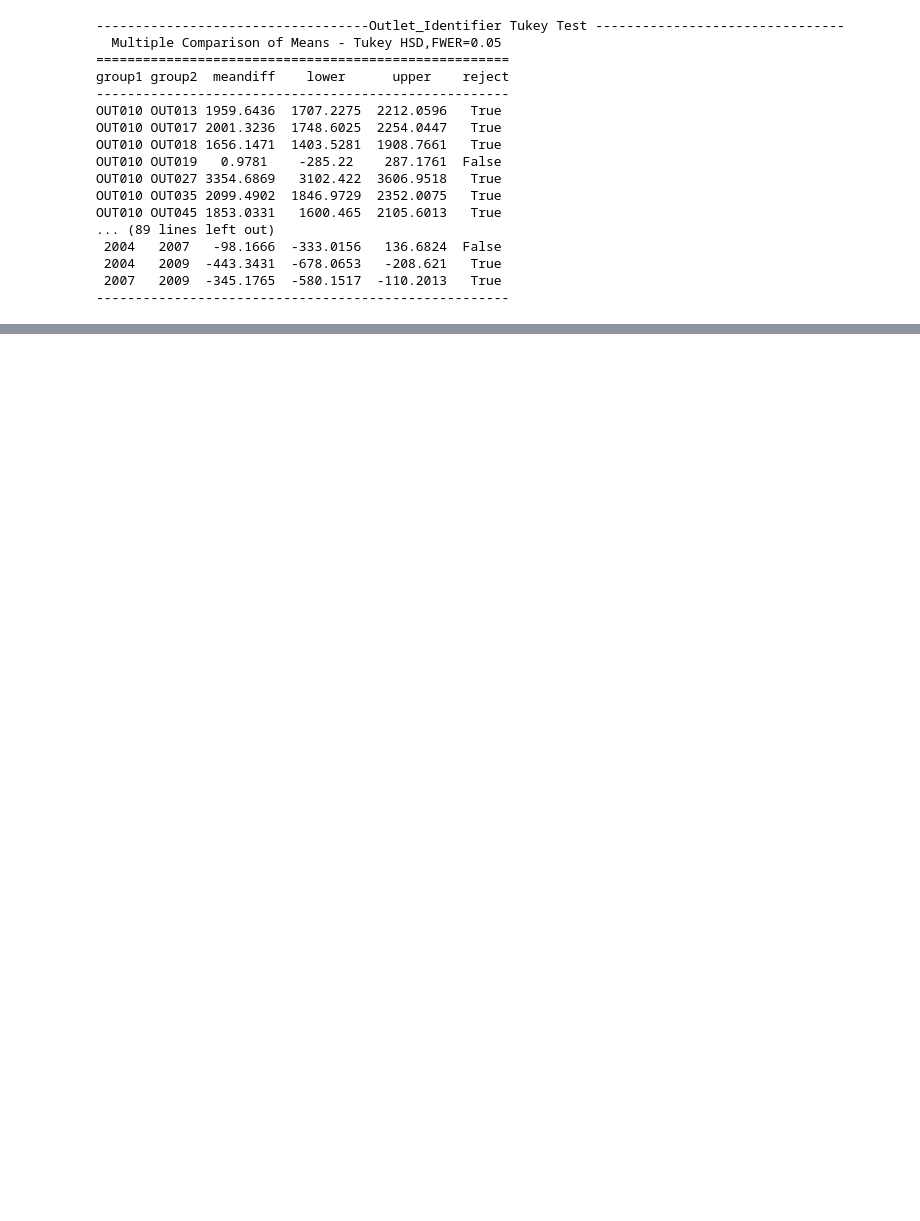
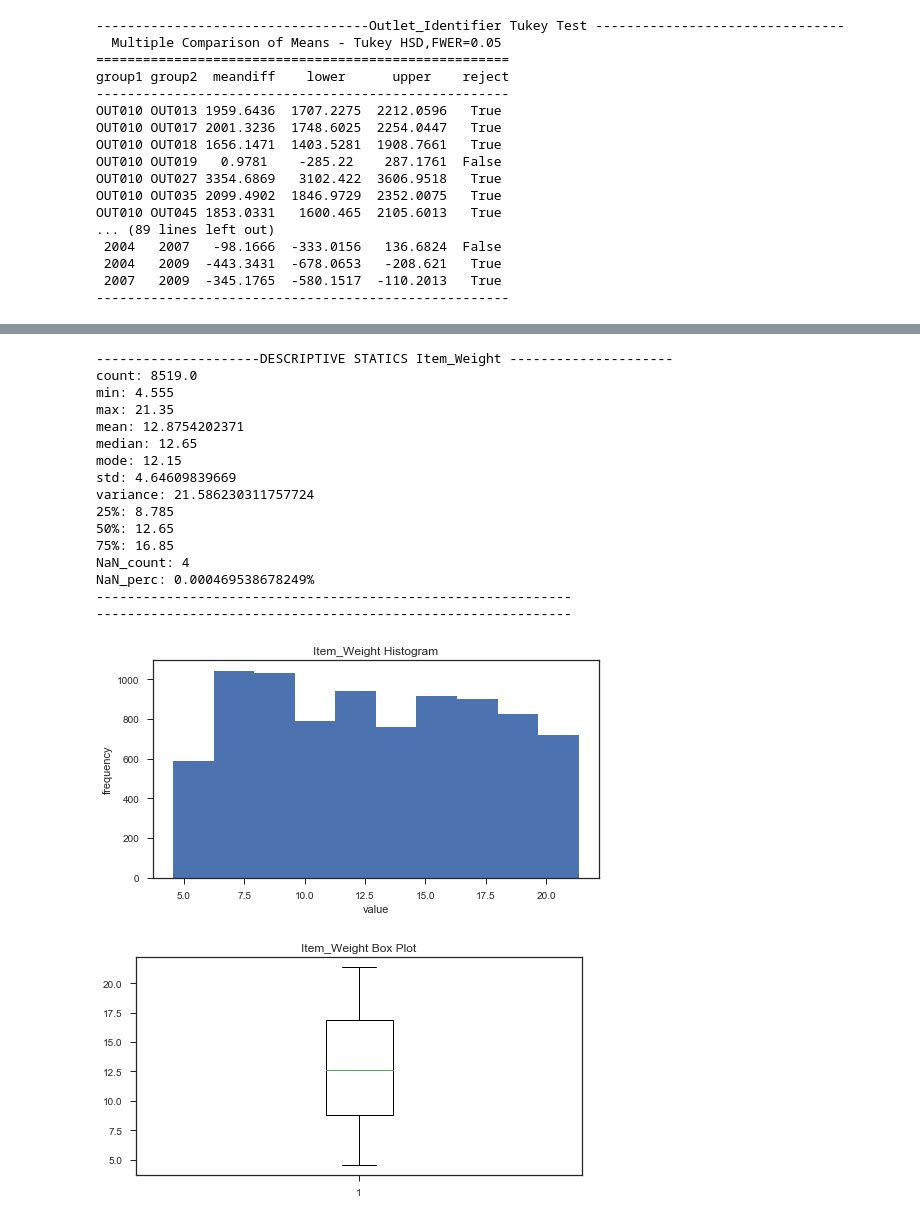
Before and after one commit to JosephKevin/sales_prediction, a Jupyter notebook: regression_prediction.ipynb, the cells around one changed output, grey strips where cells are left out. Drawn from its saved outputs; the diff is of its cells as text; code cells hidden in the pictures; blank space fills up the shorter version.

Commit message:
Fill missing values

```diff
--- a/regression_prediction.ipynb
+++ b/regression_prediction.ipynb
@@ -440,0 +471,7 @@ OUT010 OUT045 1853.0331   1600.465  2105.6013   True
+# %%
+# get unique combinations of Item_Identifier and Item_Weight as key value pairs
+id_weight_df = big_mart_df[['Item_Identifier', 'Item_Weight']].drop_duplicates().dropna()
+# get new df with filled item_weight columns
+bd_df = pd.merge(left=big_mart_df.ix[:, big_mart_df.columns != 'Item_Weight']
+, right=id_weight_df, left_on='Item_Identifier', right_on='Item_Identifier', how='left')
+bd_df.head()
@@ -440,0 +509,21 @@ OUT010 OUT045 1853.0331   1600.465  2105.6013   True
+# %%
+get_continuous_univariate_analysis(bd_df, 'Item_Weight')
+# %% [output]
+---------------------DESCRIPTIVE STATICS Item_Weight ---------------------
+count: 8519.0
+min: 4.555
+max: 21.35
+mean: 12.8754202371
+median: 12.65
+mode: 12.15
+std: 4.64609839669
+variance: 21.586230311757724
+25%: 8.785
+50%: 12.65
+75%: 16.85
+NaN_count: 4
+NaN_perc: 0.000469538678249%
+-------------------------------------------------------------
+-------------------------------------------------------------
+[figure, added]
+[figure, added]
```
Also changed, not shown: parts of 20 cells of this notebook.
